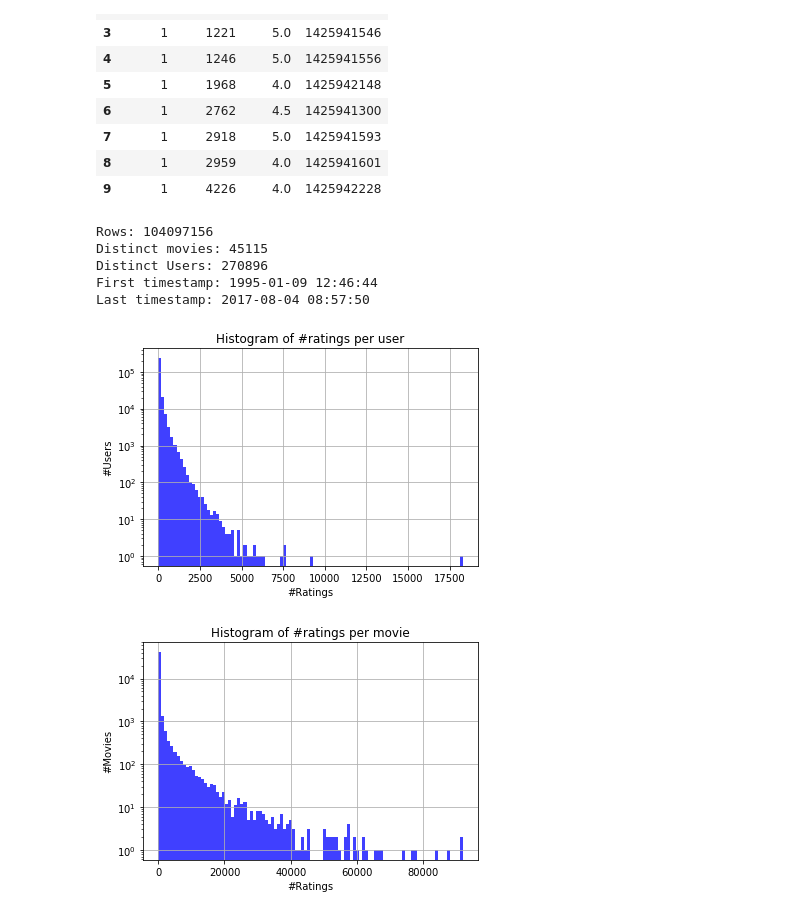
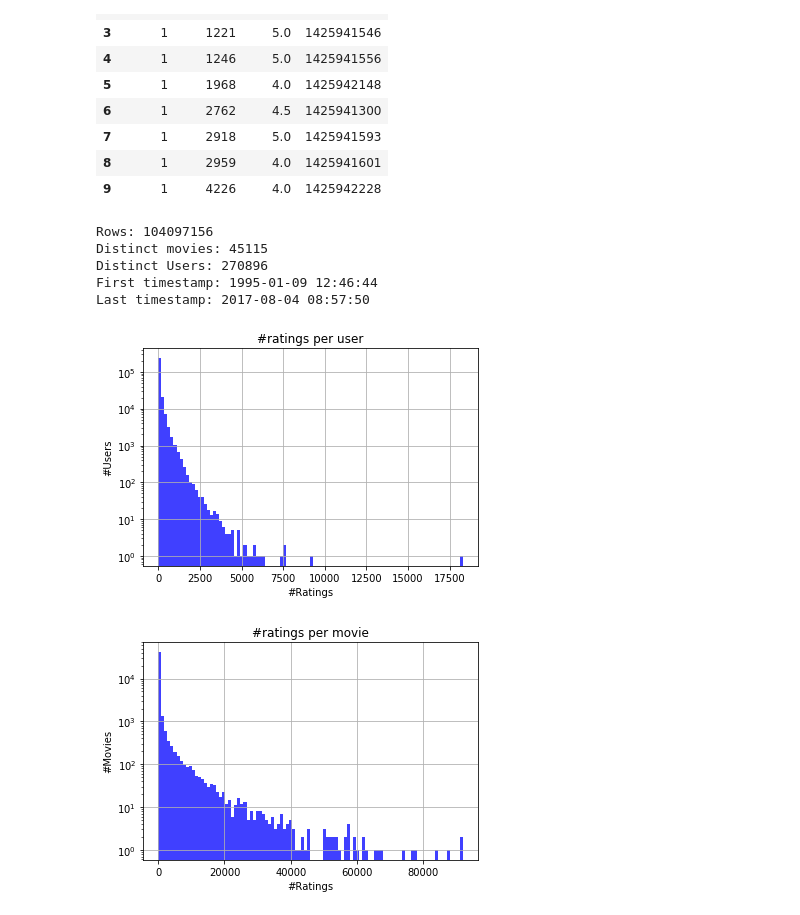
Before and after one commit to HyHend/MovieRecommender, a Jupyter notebook: recommender.ipynb, the cells around one changed output. Saved outputs shown, nothing was run; the diff lists cells and outputs as text; code cells hidden in the pictures.

```diff
--- a/recommender.ipynb
+++ b/recommender.ipynb
@@ -33,38 +36,40 @@ dataPD[0:10]
 | 9 | 1 | 4226 | 4.0 | 1425942228 |
 # %%
 def showDataStats(inPD):
+    """ Show selected statistics on given movie ratings dataframe
+    """
     # Get some numbers
     print("Rows: {0}".format(inPD.size))
     print("Distinct movies: {0}".format(inPD['movieId'].unique().size))
     print("Distinct Users: {0}".format(inPD['userId'].unique().size))
     print("First timestamp: {0}".format(datetime.datetime.fromtimestamp(inPD['timestamp'].min()).strftime('%Y-%m-%d %H:%M:%S')))
     print("Last timestamp: {0}".format(datetime.datetime.fromtimestamp(inPD['timestamp'].max()).strftime('%Y-%m-%d %H:%M:%S')))
 
     # Plot some histograms to get a feeling for the data
     numRatingsPerUserPD = inPD.groupby('userId')['movieId'].count()
     n, bins, patches = plt.hist(numRatingsPerUserPD.as_matrix(), 100, log=True, facecolor='blue', alpha=0.75)
     plt.xlabel('#Ratings')
     plt.ylabel('#Users')
-    plt.title('Histogram of #ratings per user')
+    plt.title('#ratings per user')
     plt.grid(True)
     plt.show()
 
     numRatingsPerMoviePD = inPD.groupby('movieId')['userId'].count()
     n, bins, patches = plt.hist(numRatingsPerMoviePD.as_matrix(), 100, log=True, facecolor='blue', alpha=0.75)
     plt.xlabel('#Ratings')
     plt.ylabel('#Movies')
-    plt.title('Histogram of #ratings per movie')
+    plt.title('#ratings per movie')
     plt.grid(True)
     plt.show()
 showDataStats(dataPD)
 # %% [output]
 Rows: 104097156
 Distinct movies: 45115
 Distinct Users: 270896
 First timestamp: 1995-01-09 12:46:44
 Last timestamp: 2017-08-04 08:57:50
-[figure, old version]
+[figure, new version]
-[figure, old version]
+[figure, new version]
 # %%
 # For ease of use w/o overwriting dataPD
 filteredDataPD = dataPD
```
Also changed, not shown: parts of 17 cells of this notebook.
